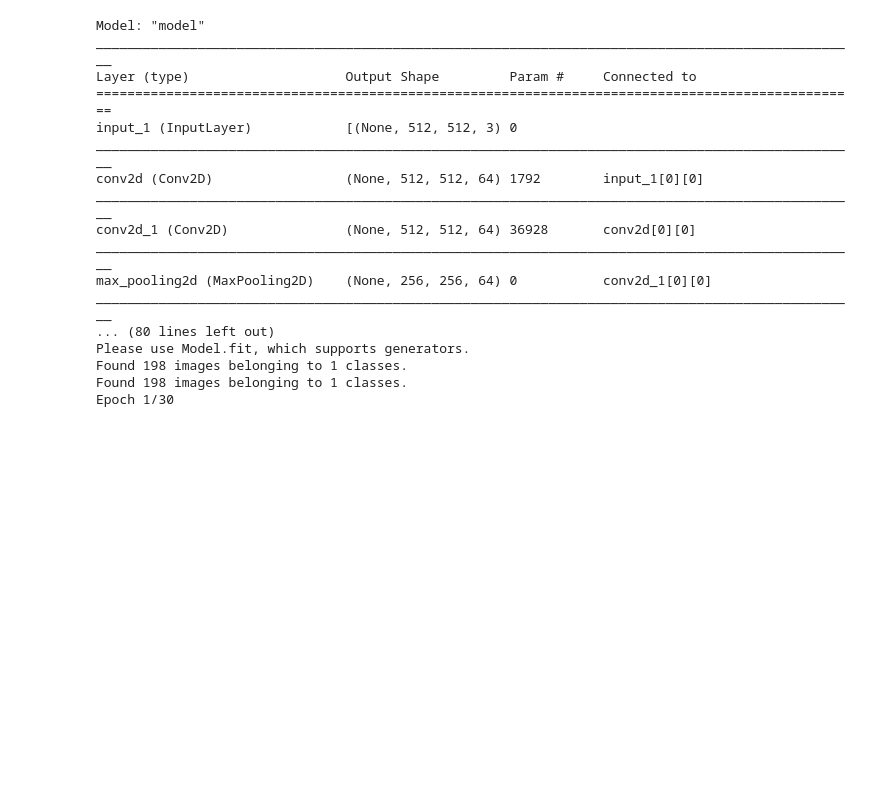
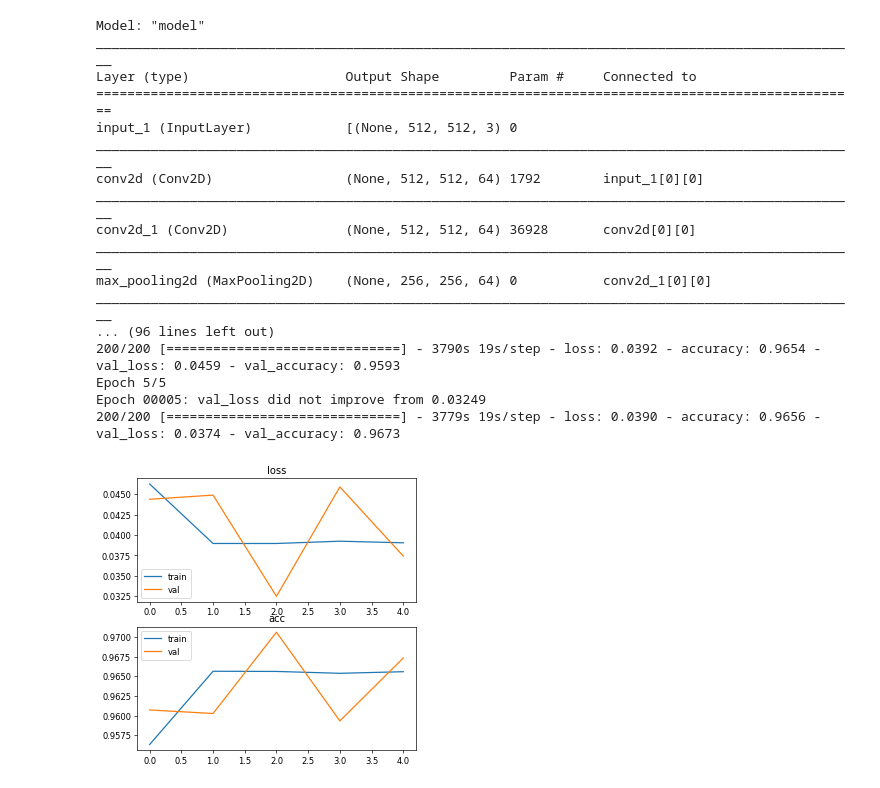
Before and after one commit to Gpetrak/Unet_multiClass, a Jupyter notebook: phyto_unet_train.ipynb, the cells around one changed output. Drawn from its saved outputs; the diff is of its cells as text; code cells hidden in the pictures; blank space fills up the shorter version.

```diff
--- a/phyto_unet_train.ipynb
+++ b/phyto_unet_train.ipynb
@@ -44,7 +44,7 @@ if __name__ == '__main__':
     tb_cb = TensorBoard(log_dir=log_filepath)
     model_checkpoint = keras.callbacks.ModelCheckpoint('./model/phyto_model_v1.hdf5', monitor='val_loss',verbose=1,save_best_only=True)
     history = model.fit_generator(train_data,
-                                  steps_per_epoch=200,epochs=30,
+                                  steps_per_epoch=200,epochs=5,
                                   validation_steps=10,
                                   validation_data=valid_data,
                                   callbacks=[model_checkpoint,tb_cb])
@@ -61,24 +61,26 @@ conv2d_1 (Conv2D)               (None, 512, 512, 64) 36928       conv2d[0][0]
 __________________________________________________________________________________________________
 max_pooling2d (MaxPooling2D)    (None, 256, 256, 64) 0           conv2d_1[0][0]
 __________________________________________________________________________________________________
-... (80 lines left out)
-Please use Model.fit, which supports generators.
-Found 198 images belonging to 1 classes.
-Found 198 images belonging to 1 classes.
-Epoch 1/30
+... (96 lines left out)
+200/200 [==============================] - 3790s 19s/step - loss: 0.0392 - accuracy: 0.9654 - val_loss: 0.0459 - val_accuracy: 0.9593
+Epoch 5/5
+Epoch 00005: val_loss did not improve from 0.03249
+200/200 [==============================] - 3779s 19s/step - loss: 0.0390 - accuracy: 0.9656 - val_loss: 0.0374 - val_accuracy: 0.9673
 # %%
 # draw the loss and accuracy curve
-    plt.figure(12, figsize=(6, 6), dpi=60)
-    plt.subplot(211)
-    plt.plot(history.history['loss'], label='train')
-    plt.plot(history.history['val_loss'], label='val')
-    plt.title('loss')
-    plt.legend()
+plt.figure(12, figsize=(6, 6), dpi=60)
+plt.subplot(211)
+plt.plot(history.history['loss'], label='train')
+plt.plot(history.history['val_loss'], label='val')
+plt.title('loss')
+plt.legend()
 
-    plt.subplot(212)
-    plt.plot(history.history['acc'], label='train')
-    plt.plot(history.history['val_acc'], label='val')
-    plt.title('acc')
-    plt.legend()
+plt.subplot(212)
+plt.plot(history.history['accuracy'], label='train')
+plt.plot(history.history['val_accuracy'], label='val')
+plt.title('acc')
+plt.legend()
 
-    plt.show()
+plt.show()
+# %% [output]
+[figure, added]
```
Also changed, not shown: parts of 3 cells of this notebook.
